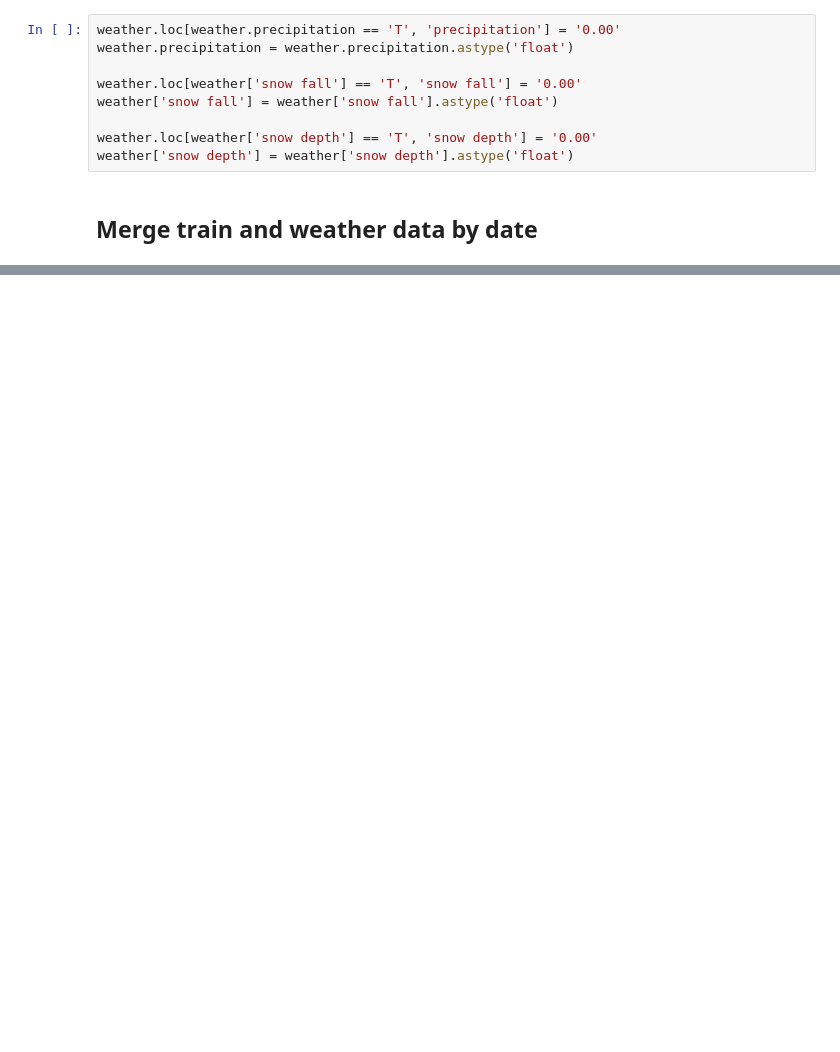
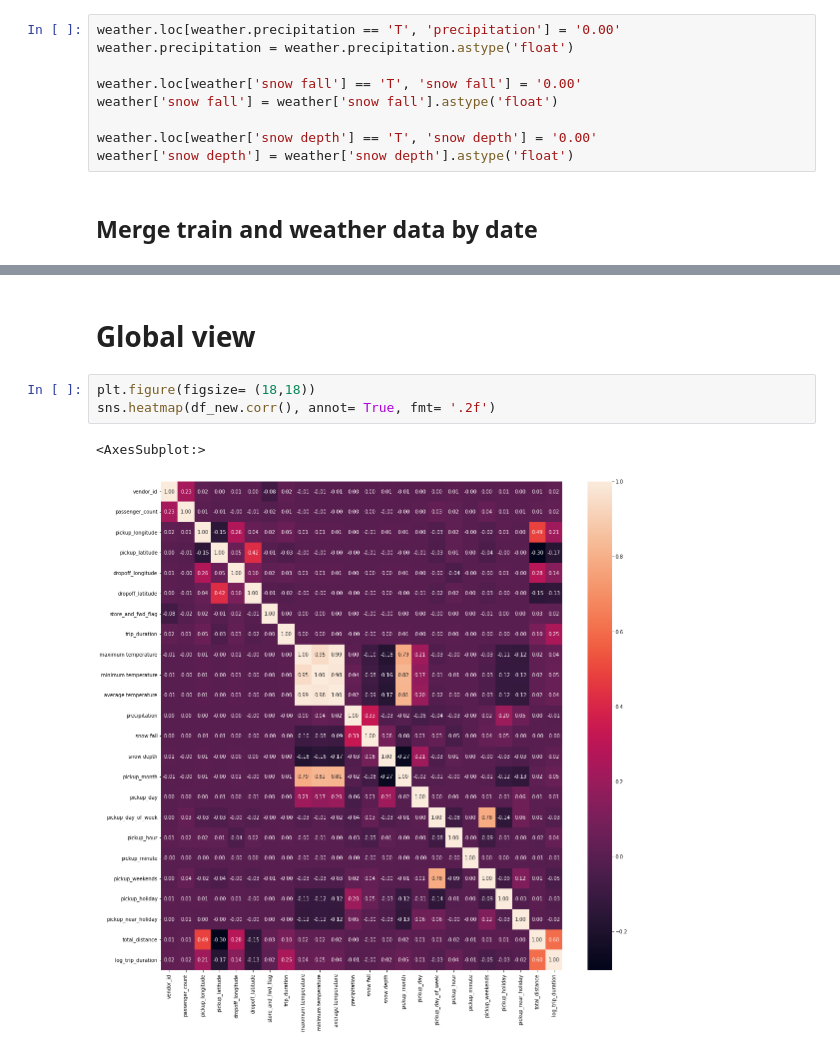
Before and after one commit to ivanshin/-KAGGLE-Taxi, a Jupyter notebook: notebook.ipynb, the cells around one changed output, grey strips where cells are left out. Cells and saved outputs as stored; diff of their text form; blank space fills up the shorter version.

```diff
--- a/notebook.ipynb
+++ b/notebook.ipynb
@@ -219,0 +343,8 @@ weather['snow depth'] = weather['snow depth'].astype('float')
+# %% [markdown]
+# Global view
+# %%
+plt.figure(figsize= (18,18))
+sns.heatmap(df_new.corr(), annot= True, fmt= '.2f')
+# %% [output]
+<AxesSubplot:>
+[figure, added]
```
Also changed, not shown: parts of 19 cells of this notebook.
